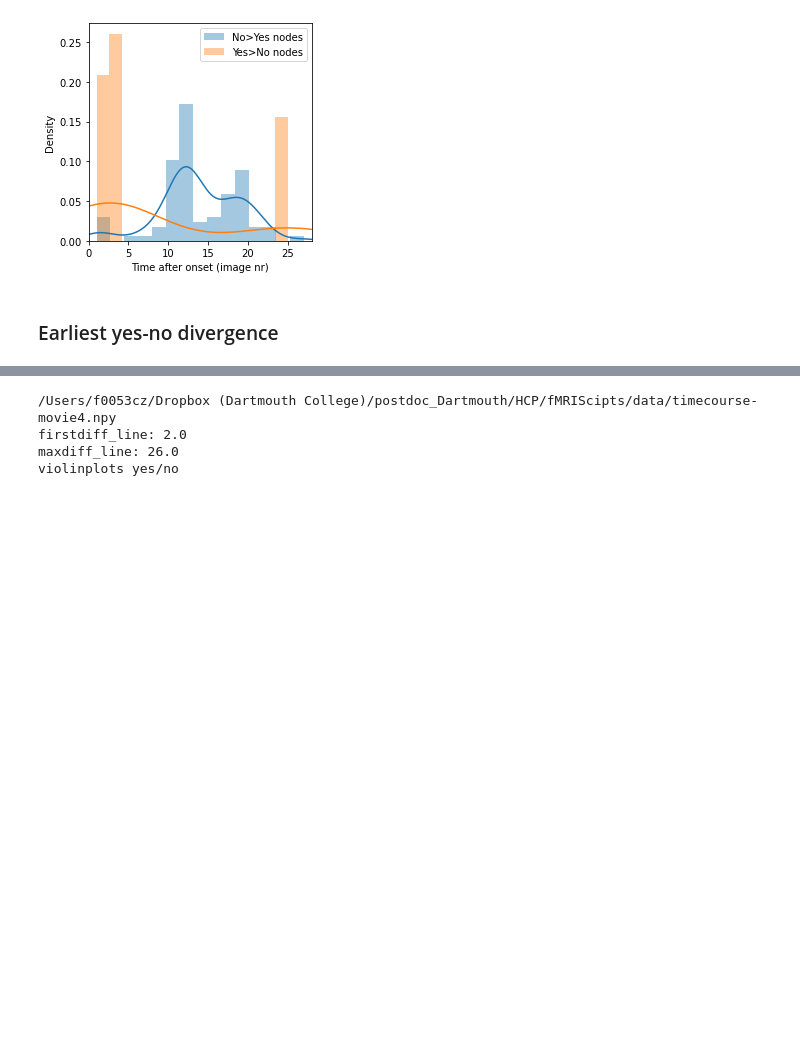
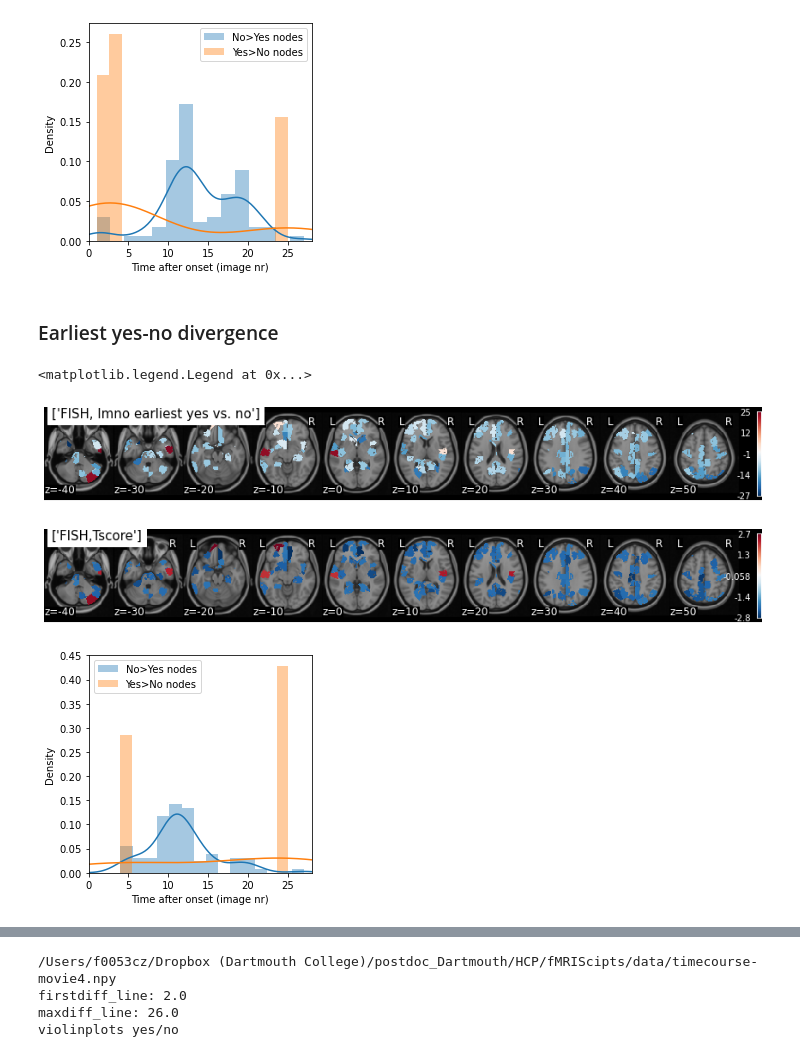
Before and after one commit to rvarrier/HCP_socialtask_analysis, a Jupyter notebook: fMRI/fMRI_second_level_movieWise.ipynb, the cells around one changed output, grey strips where cells are left out. Saved outputs shown, nothing was run; the diff lists cells and outputs as text; code cells hidden in the pictures; blank space fills up the shorter version.

```diff
--- a/fMRI/fMRI_second_level_movieWise.ipynb
+++ b/fMRI/fMRI_second_level_movieWise.ipynb
@@ -736,3 +741,42 @@ plt.legend()
+# %%
+movie_ind = 3
+
+max_timept_yes, max_timept_no, max_timept_yes_min_no, tscores, pvals = max_timepoints_nodes(movie_ind,responses_slopereg)
+
+mask = Brain_Data('https://neurovault.org/media/images/8423/shen_2mm_268_parcellation.nii.gz')
+mask_x = expand_mask(mask)
+timepts_signed = max_timept_yes_min_no[:,0]*np.sign(max_timept_yes_min_no[:,1])
+#print(timepts_signed)
+timepts_signed[abs(timepts_signed)<=3] =0 # since too early differences are not stimulus induced
+# EVEN BETTER: implement 3 as the floor value while finding the earliest divergence pt
+#print(timepts_signed)
+img = roi_to_brain(pd.Series(timepts_signed), mask_x) # plot max difference timepoint for each node
+# red/blue indicate whether yes>no or yes-no at that timept >0 or <0
+# intensity of red/blue indicate whether the activity was early or late
+#(todo: change negative values in the colorbar)
+img.plot(colorbar=True, title = [lbl[movie_ind]+', Imno earliest yes vs. no'], symmetric_cbar = False,cmap = 'RdBu_r')
+
+tscore = max_timept_yes_min_no[:,1]
+tscore[abs(timepts_signed)<=3] =0
+img = roi_to_brain(pd.Series(tscore), mask_x)
+img.plot(colorbar=True, title = [lbl[movie_ind]+',Tscore'], cmap = 'RdBu_r',symmetric_cbar = False)
+
+
+signodes = max_timept_yes_min_no[:,0]*np.sign(max_timept_yes_min_no[:,1]) # earliest timept * direction (+1 or -1)
+earliest_ = np.where(np.abs(signodes) == np.min(np.abs(signodes)))[0]
+latest_ = np.where(np.abs(signodes) == np.max(np.abs(signodes)))[0]
+
+plt.figure(3,figsize = (4,4))
+sns.distplot(np.abs(signodes[signodes<0]), bins= 15, label = 'No>Yes nodes', norm_hist = False)
+sns.distplot(signodes[signodes>0], bins= 15, label = 'Yes>No nodes', norm_hist = False)
+plt.xlabel('Time after onset (image nr)')
+plt.xlim(0,28)
+plt.legend()
+# %% [output]
+<matplotlib.legend.Legend at 0x...>
+[figure, added]
+[figure, added]
+[figure, added]
 # %%
 movie_ind = 4
 
```
Also changed, not shown: parts of 8 cells of this notebook, 6 other files.
